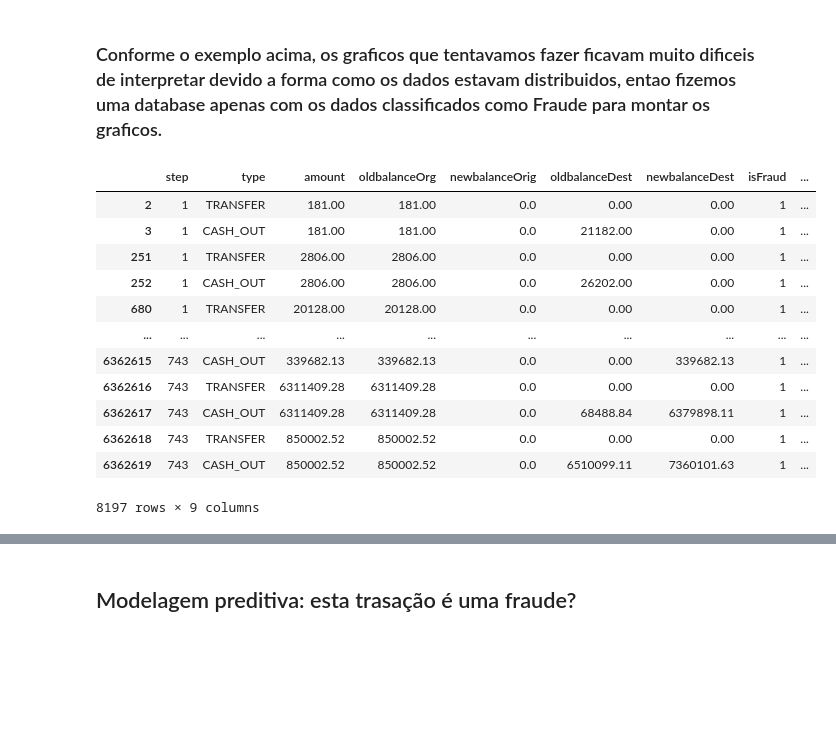
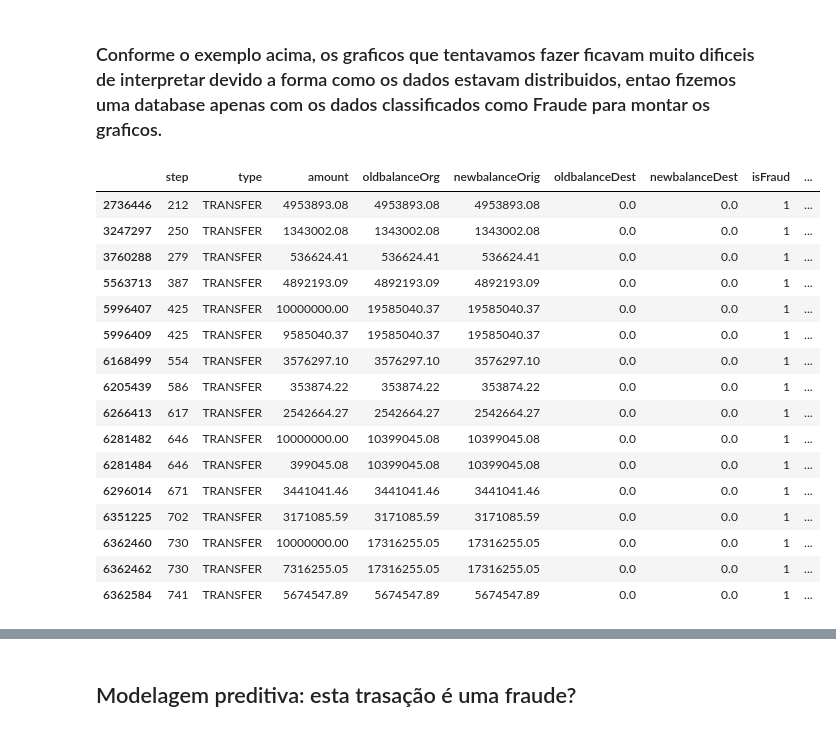
Before and after one commit to KndHvH/367, a Jupyter notebook: FIAP/CyberSegurança/GS/main.ipynb, the cells around one changed output, grey strips where cells are left out. Cells and saved outputs as stored; diff of their text form; code cells hidden in the pictures; blank space fills up the shorter version.

```diff
--- a/FIAP/CyberSegurança/GS/main.ipynb
+++ b/FIAP/CyberSegurança/GS/main.ipynb
@@ -192,22 +192,26 @@ plt.show()
 # %% [markdown]
 ### Conforme o exemplo acima, os graficos que tentavamos fazer ficavam muito dificeis de interpretar devido a forma como os dados estavam distribuidos, entao fizemos uma database apenas com os dados classificados como Fraude para montar os graficos.
 # %%
-dfFraud = df[df["isFraud"]==1]
+dfFraud = df[df["isFlaggedFraud"]==1]
 dfFraud
 # %% [output]
 |  | step | type | amount | oldbalanceOrg | newbalanceOrig | oldbalanceDest | newbalanceDest | isFraud | ... |
-| 2 | 1 | TRANSFER | 181.00 | 181.00 | 0.0 | 0.00 | 0.00 | 1 | ... |
-| 3 | 1 | CASH_OUT | 181.00 | 181.00 | 0.0 | 21182.00 | 0.00 | 1 | ... |
-| 251 | 1 | TRANSFER | 2806.00 | 2806.00 | 0.0 | 0.00 | 0.00 | 1 | ... |
-| 252 | 1 | CASH_OUT | 2806.00 | 2806.00 | 0.0 | 26202.00 | 0.00 | 1 | ... |
-| 680 | 1 | TRANSFER | 20128.00 | 20128.00 | 0.0 | 0.00 | 0.00 | 1 | ... |
-| ... | ... | ... | ... | ... | ... | ... | ... | ... | ... |
-| 6362615 | 743 | CASH_OUT | 339682.13 | 339682.13 | 0.0 | 0.00 | 339682.13 | 1 | ... |
-| 6362616 | 743 | TRANSFER | 6311409.28 | 6311409.28 | 0.0 | 0.00 | 0.00 | 1 | ... |
-| 6362617 | 743 | CASH_OUT | 6311409.28 | 6311409.28 | 0.0 | 68488.84 | 6379898.11 | 1 | ... |
-| 6362618 | 743 | TRANSFER | 850002.52 | 850002.52 | 0.0 | 0.00 | 0.00 | 1 | ... |
-| 6362619 | 743 | CASH_OUT | 850002.52 | 850002.52 | 0.0 | 6510099.11 | 7360101.63 | 1 | ... |
+| 2736446 | 212 | TRANSFER | 4953893.08 | 4953893.08 | 4953893.08 | 0.0 | 0.0 | 1 | ... |
+| 3247297 | 250 | TRANSFER | 1343002.08 | 1343002.08 | 1343002.08 | 0.0 | 0.0 | 1 | ... |
+| 3760288 | 279 | TRANSFER | 536624.41 | 536624.41 | 536624.41 | 0.0 | 0.0 | 1 | ... |
+| 5563713 | 387 | TRANSFER | 4892193.09 | 4892193.09 | 4892193.09 | 0.0 | 0.0 | 1 | ... |
+| 5996407 | 425 | TRANSFER | 10000000.00 | 19585040.37 | 19585040.37 | 0.0 | 0.0 | 1 | ... |
+| 5996409 | 425 | TRANSFER | 9585040.37 | 19585040.37 | 19585040.37 | 0.0 | 0.0 | 1 | ... |
+| 6168499 | 554 | TRANSFER | 3576297.10 | 3576297.10 | 3576297.10 | 0.0 | 0.0 | 1 | ... |
+| 6205439 | 586 | TRANSFER | 353874.22 | 353874.22 | 353874.22 | 0.0 | 0.0 | 1 | ... |
+| 6266413 | 617 | TRANSFER | 2542664.27 | 2542664.27 | 2542664.27 | 0.0 | 0.0 | 1 | ... |
+| 6281482 | 646 | TRANSFER | 10000000.00 | 10399045.08 | 10399045.08 | 0.0 | 0.0 | 1 | ... |
+| 6281484 | 646 | TRANSFER | 399045.08 | 10399045.08 | 10399045.08 | 0.0 | 0.0 | 1 | ... |
+| 6296014 | 671 | TRANSFER | 3441041.46 | 3441041.46 | 3441041.46 | 0.0 | 0.0 | 1 | ... |
+| 6351225 | 702 | TRANSFER | 3171085.59 | 3171085.59 | 3171085.59 | 0.0 | 0.0 | 1 | ... |
+| 6362460 | 730 | TRANSFER | 10000000.00 | 17316255.05 | 17316255.05 | 0.0 | 0.0 | 1 | ... |
+| 6362462 | 730 | TRANSFER | 7316255.05 | 17316255.05 | 17316255.05 | 0.0 | 0.0 | 1 | ... |
+| 6362584 | 741 | TRANSFER | 5674547.89 | 5674547.89 | 5674547.89 | 0.0 | 0.0 | 1 | ... |
-8197 rows × 9 columns
 # %%
 plt.figure(figsize=(11,11))
 plt.title("Distribuição das Transações Classificadas como Fraude",fontsize=30)
```
Also changed, not shown: parts of 7 cells of this notebook.
